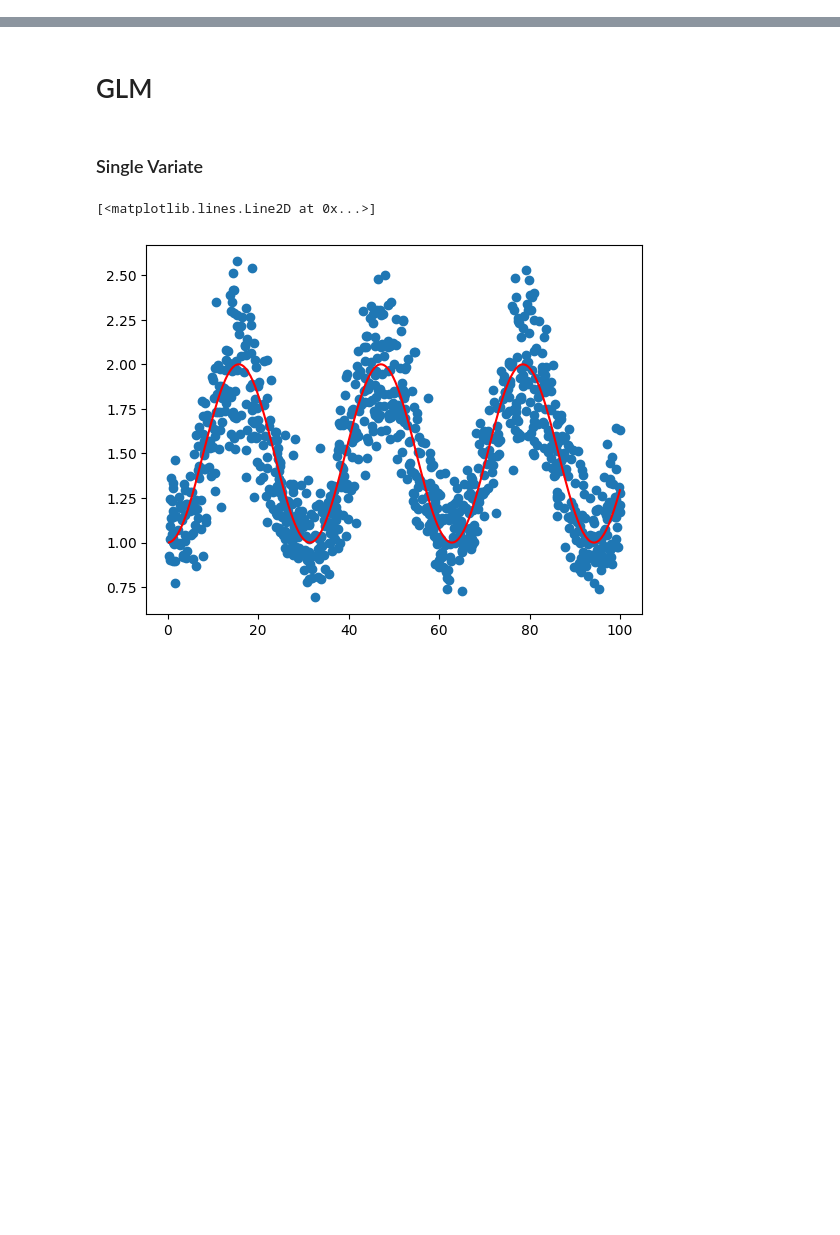
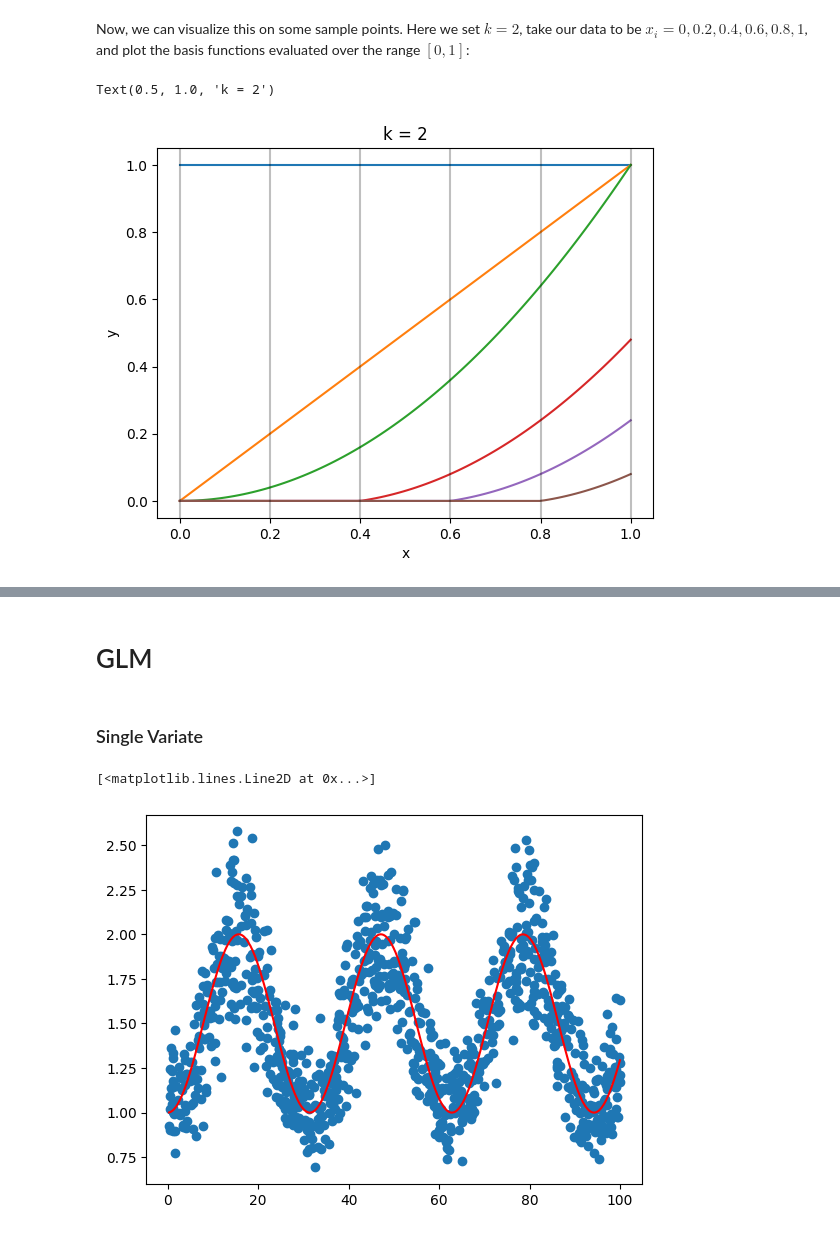
Before and after one commit to eadains/PythonBlogNotebooks, a Jupyter notebook: trend_filtering.ipynb, the cells around one changed output, grey strips where cells are left out. Drawn from its saved outputs; the diff is of its cells as text; code cells hidden in the pictures; blank space fills up the shorter version.

```diff
--- a/trend_filtering.ipynb
+++ b/trend_filtering.ipynb
@@ -70,3 +86,22 @@ def tf_basis(x, k, x_i):
             h *= int(x >= x_i[i - 1])
             results.append(h)
     return results
+# %% [markdown]
+Now, we can visualize this on some sample points. Here we set $k=2$, take our data to be $x_i=0, 0.2, 0.4, 0.6, 0.8, 1$, and plot the basis functions evaluated over the range $[0, 1]$:
+# %%
+x_i = [0, 0.2, 0.4, 0.6, 0.8, 1]
+xs = np.linspace(0, 1, 100)
+test = np.array([tf_basis(x, 2, x_i) for x in xs])
+
+for n in range(test.shape[1]):
+    plt.plot(xs, test[:, n])
+
+for x in x_i:
+    plt.axvline(x, alpha=0.25, color="black")
+
+plt.xlabel("x")
+plt.ylabel("y")
+plt.title("k = 2")
+# %% [output]
+Text(0.5, 1.0, 'k = 2')
+[figure, added]
```
Also changed, not shown: parts of 45 cells of this notebook.
